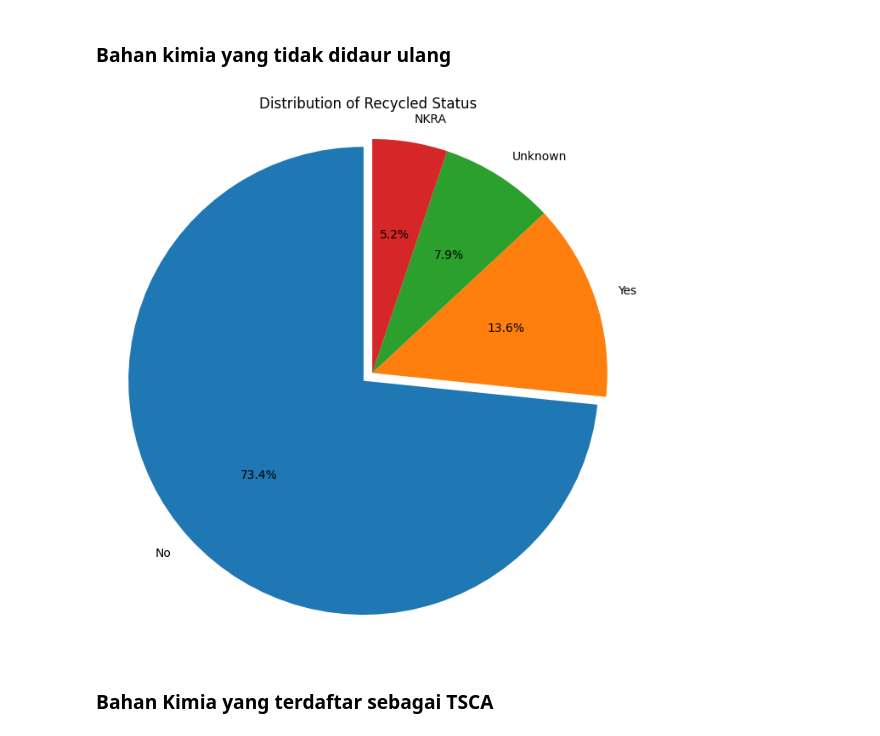
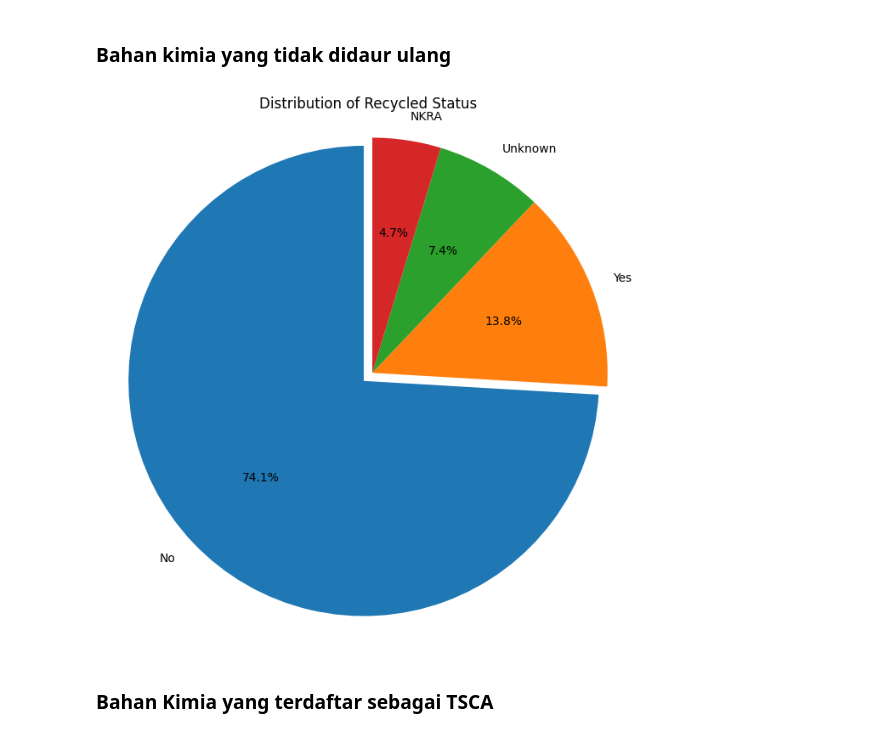
Before and after one commit to randy-ar/gcolab, a Jupyter notebook: Explanatory_Data_Analysis_EPA_Chemical_Data_Reporting.ipynb, the cells around one changed output. Cells and saved outputs as stored; diff of their text form; code cells hidden in the pictures.

```diff
--- a/Explanatory_Data_Analysis_EPA_Chemical_Data_Reporting.ipynb
+++ b/Explanatory_Data_Analysis_EPA_Chemical_Data_Reporting.ipynb
@@ -40,3 +23,3 @@ except FileNotFoundError:
 # %%
-df_consumer = pd.read_csv('df_consumer.csv')
+df = pd.read_csv('df.csv')
 # %%
@@ -111,19 +95,19 @@ fig.show()
 # %% [markdown]
 ### Bahan kimia yang tidak didaur ulang
 # %%
-recycled_counts = df_consumer['RECYCLED'].value_counts()
+recycled_counts = df['RECYCLED'].value_counts()
 
 labels = recycled_counts.index
 sizes = recycled_counts.values
 explode = [0.05 if label == 'No' else 0 for label in labels]  # Explode 'No'
 
 plt.figure(figsize=(8, 8))
 plt.pie(sizes, explode=explode, labels=labels, autopct='%1.1f%%', startangle=90)
 plt.title('Distribution of Recycled Status')
 plt.axis('equal')  # Equal aspect ratio ensures that pie is drawn as a circle.
 plt.show()
 # %% [output]
-[figure, old version]
+[figure, new version]
 # %% [markdown]
 ### Bahan Kimia yang terdaftar sebagai TSCA
 # %%
```
Also changed, not shown: parts of 17 cells of this notebook.
